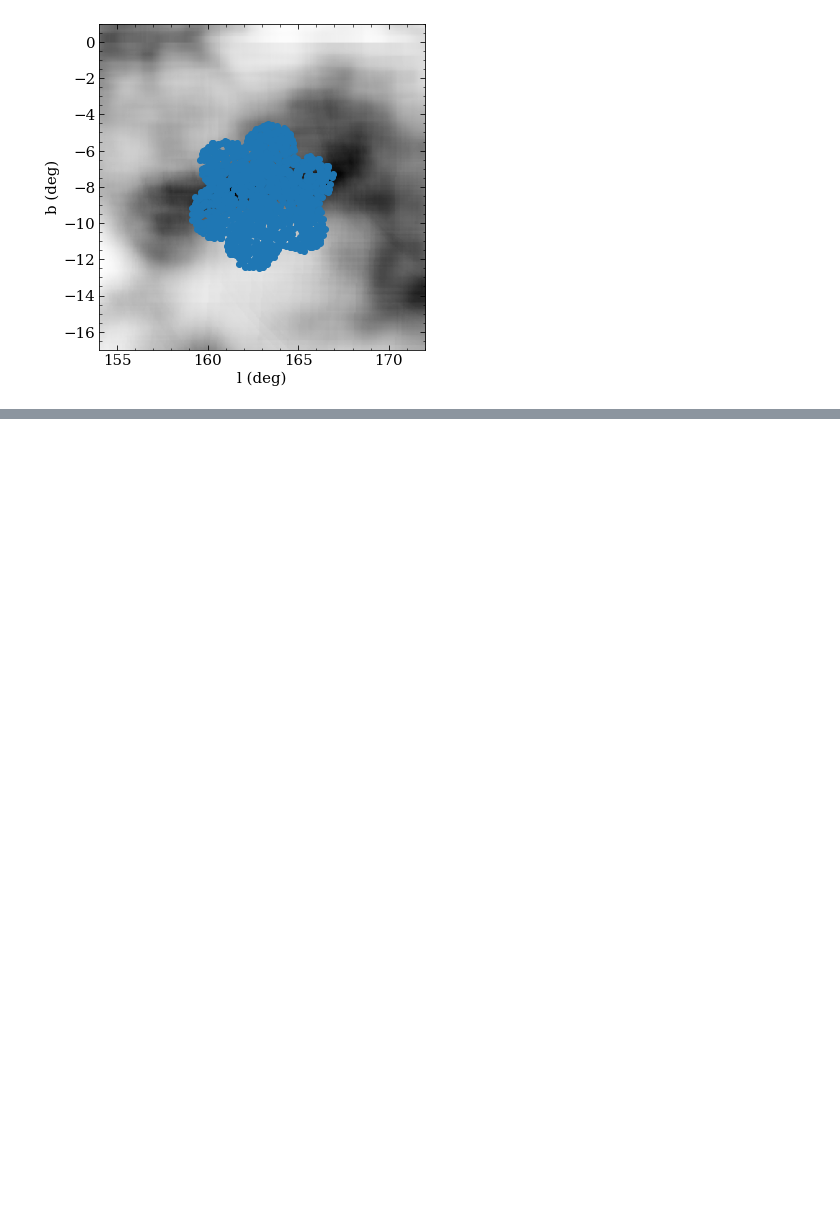
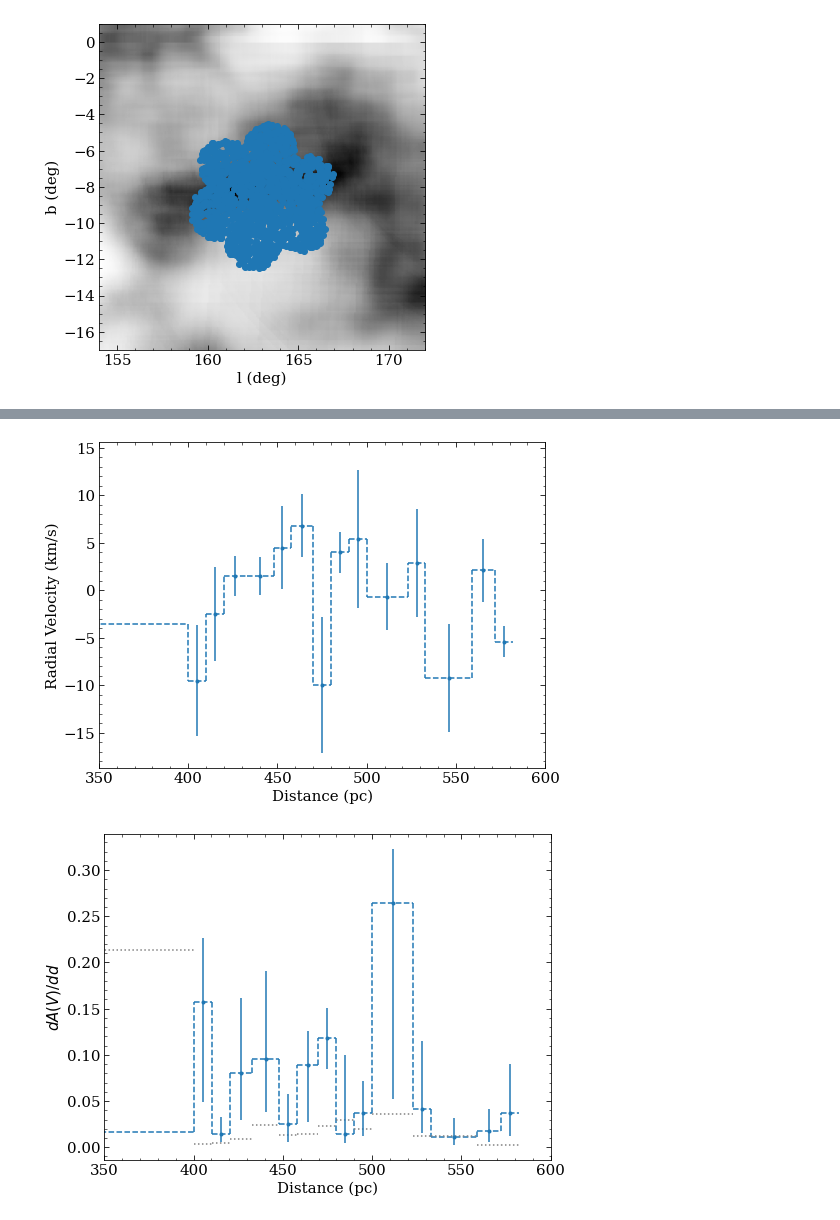
Before and after one commit to aidantmcb/CACloudKT, a Jupyter notebook: 230530_CACloudKT_v2.ipynb, the cells around one changed output, grey strips where cells are left out. Saved outputs shown, nothing was run; the diff lists cells and outputs as text; code cells hidden in the pictures; blank space fills up the shorter version.

```diff
--- a/230530_CACloudKT_v2.ipynb
+++ b/230530_CACloudKT_v2.ipynb
@@ -386,0 +598,73 @@ ValueError: operands could not be broadcast together with shapes (1,17,16) (100,
+# %%
+def plot_velo(sampler, sl  = a):
+    fig, ax = plt.subplots(figsize = (8,6))
+    # ax.plot(wavs_window, dstack1, label = '300-480 pc')
+    # ax.plot(wavs_window, dstack2, label = '480-800 pc')
+
+    samples = sampler.chain[:, 50:, :].reshape((-1, sampler.chain.shape[-1]))
+
+
+    medians = np.nanmedian(samples[50:, :], axis = 0)
+    stdevs = np.nanstd(samples[50:, :], ddof = 1, axis = 0)
+
+    med_velo = medians[:int(len(medians) / 2)]
+    std_velo = stdevs[:int(len(medians) / 2)]
+
+    med_dAV_dd = medians[int(len(medians) / 2):]
+    med_dAV_dd = stdevs[int(len(medians) / 2):]
+
+    med_dAV_dd = np.tile(med_dAV_dd, len(sl.stars)).reshape(len(sl.stars), -1)
+
+
+    # ax.scatter((a.bins[1:] + a.bins[:-1] ) /2 , med_velo)
+    for i in range(len(sl.bins)-1):
+        ax.hlines(med_velo[i], sl.bins[i], sl.bins[i+1], linestyle = 'dashed')
+        if i < len(sl.bins) -2:
+            ax.vlines(sl.bins[i+1], med_velo[i], med_velo[i+1], linestyle = 'dashed')
+    ax.errorbar((sl.bins[1:] + sl.bins[:-1] ) /2 , med_velo, yerr = std_velo, fmt = '.')
+    ax.set_xlim(350, 600)
+    ax.set_xlabel('Distance (pc)')
+    ax.set_ylabel('Radial Velocity (km/s)')
+
+def plot_dAVdd(sampler, sl  = a):
+    fig, ax = plt.subplots(figsize = (8,6))
+    # ax.plot(wavs_window, dstack1, label = '300-480 pc')
+    # ax.plot(wavs_window, dstack2, label = '480-800 pc')
+
+    samples = sampler.chain[:, 50:, :].reshape((-1, sampler.chain.shape[-1]))
+
+
+    medians = np.nanmedian(samples[50:, :], axis = 0)
+    stdevs = np.nanstd(samples[50:, :], ddof = 1, axis = 0)
+
+    med_velo = medians[:int(len(medians) / 2)]
+    std_velo = stdevs[:int(len(medians) / 2)]
+
+    med_dAV_dd = medians[int(len(medians) / 2):]
+    std_dAV_dd = stdevs[int(len(medians) / 2):]
+    dAV_dd16 = np.percentile(samples[50:, :], 16, axis = 0)[int(len(medians)/2):]
+    dAV_dd84 = np.percentile(samples[50:, :], 84, axis = 0)[int(len(medians)/2):]
+
+    # med_dAV_dd = np.tile(med_dAV_dd, len(sl.stars)).reshape(len(sl.stars), -1)
+
+
+    # ax.scatter((a.bins[1:] + a.bins[:-1] ) /2 , med_velo)
+    for i in range(len(sl.bins)-1):
+        ax.hlines(med_dAV_dd[i], sl.bins[i], sl.bins[i+1], linestyle = 'dashed')
+        ax.hlines(sl.voxel_dAVdd[i], sl.bins[i], sl.bins[i+1], linestyle = 'dotted', color ='grey')
+
+        if i < len(sl.bins) -2:
+            ax.vlines(sl.bins[i+1], med_dAV_dd[i], med_dAV_dd[i+1], linestyle = 'dashed')
+    ax.errorbar((sl.bins[1:] + sl.bins[:-1] ) /2 , med_dAV_dd, yerr = (med_dAV_dd - dAV_dd16, -med_dAV_dd + dAV_dd84), fmt = '.')
+    ax.set_xlim(350, 600)
+    ax.set_xlabel('Distance (pc)')
+    ax.set_ylabel(r'$dA(V)/dd$')
+
+
+plot_velo(sampler, sl = a)
+plt.show()
+plot_dAVdd(sampler, sl = a)
+plt.show()
+# %% [output]
+[figure, added]
+[figure, added]
```
Also changed, not shown: parts of 19 cells of this notebook.
